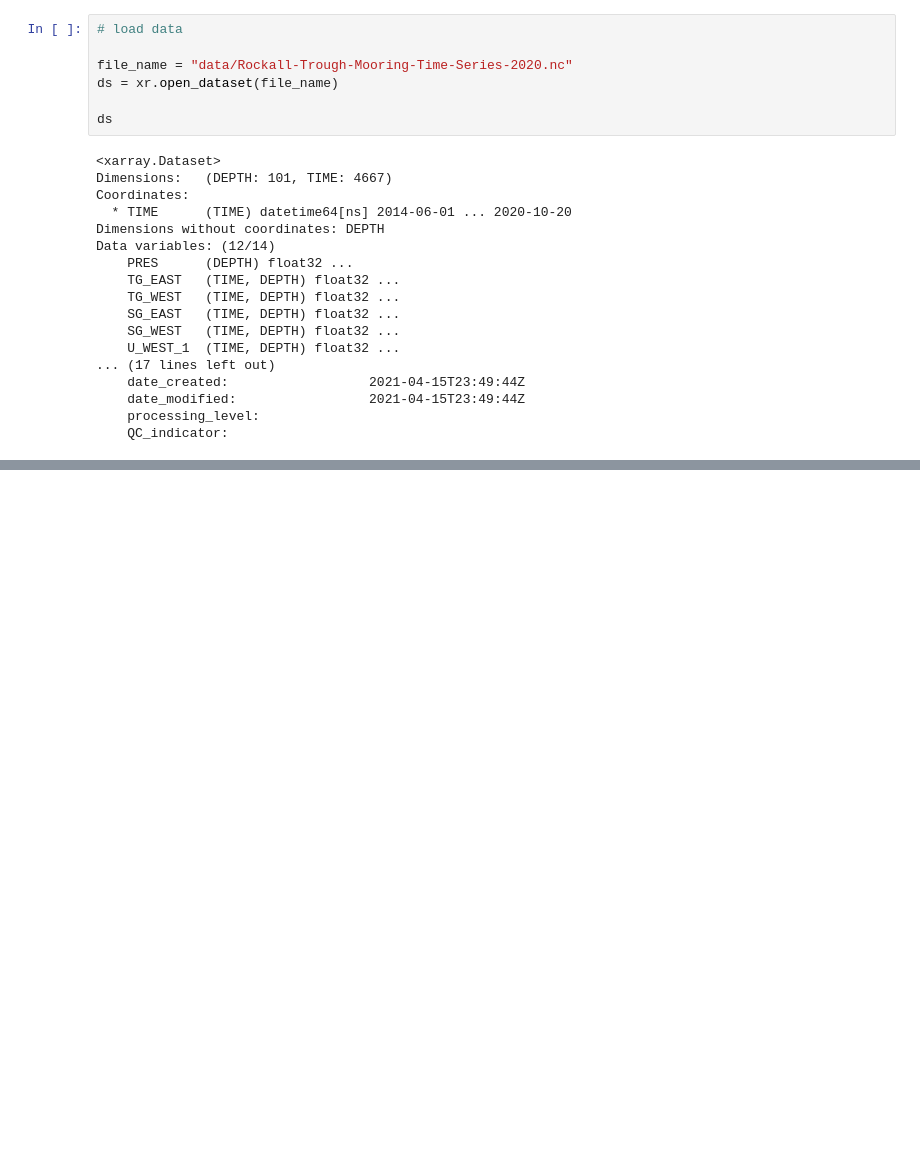
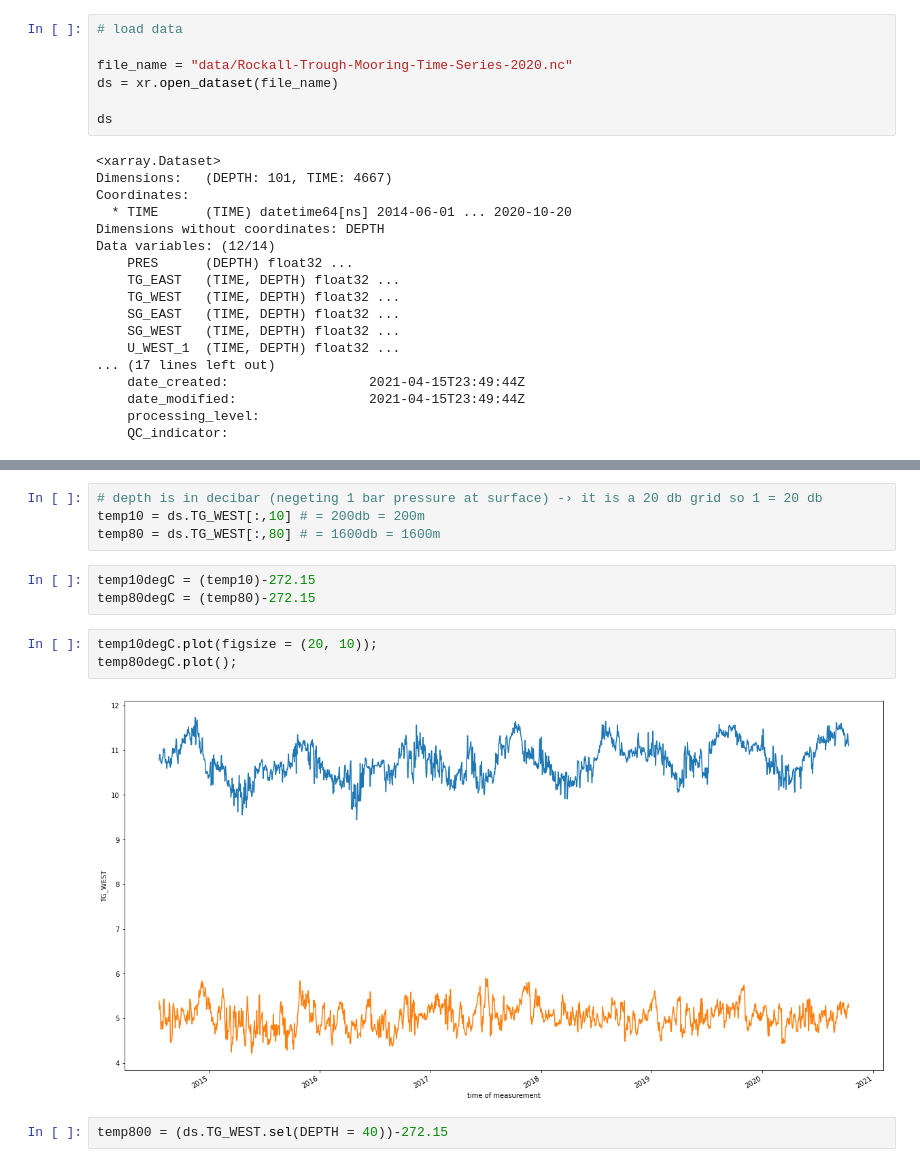
Before and after one commit to Marie-Louise-Korte/Rockall_Trough_MHW, a Jupyter notebook: first_attempts_RT_figures.ipynb, the cells around one changed output, grey strips where cells are left out. Drawn from its saved outputs; the diff is of its cells as text; blank space fills up the shorter version.

```diff
--- a/first_attempts_RT_figures.ipynb
+++ b/first_attempts_RT_figures.ipynb
@@ -67,0 +89,14 @@ Type:      function
+# %%
+# depth is in decibar (negeting 1 bar pressure at surface) -› it is a 20 db grid so 1 = 20 db
+temp10 = ds.TG_WEST[:,10] # = 200db = 200m
+temp80 = ds.TG_WEST[:,80] # = 1600db = 1600m
+# %%
+temp10degC = (temp10)-272.15
+temp80degC = (temp80)-272.15
+# %%
+temp10degC.plot(figsize = (20, 10));
+temp80degC.plot();
+# %% [output]
+[figure, added]
+# %%
+temp800 = (ds.TG_WEST.sel(DEPTH = 40))-272.15
```
Also changed, not shown: parts of 11 cells of this notebook.
